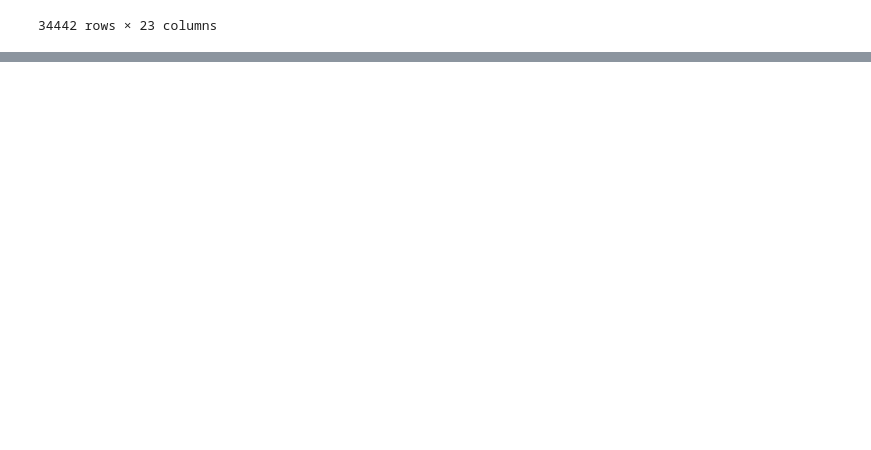
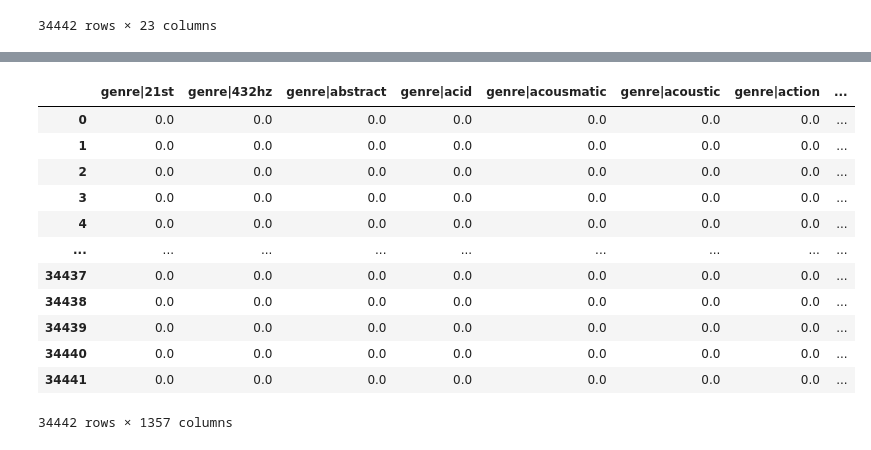
Before and after one commit to Ruby-L-i-n/CSDS234_FinalProject, a Jupyter notebook: FeatureGeneration.ipynb, the cells around one changed output, grey strips where cells are left out. Saved outputs shown, nothing was run; the diff lists cells and outputs as text; code cells hidden in the pictures; blank space fills up the shorter version.

Commit message:
Updates on feature vector generation

```diff
--- a/FeatureGeneration.ipynb
+++ b/FeatureGeneration.ipynb
@@ -41,0 +103,15 @@ playlistDF
+# %%
+def genre_tfidf(df):
+  tfidf = TfidfVectorizer()
+  tfidf_track_matrix = tfidf.fit_transform(df['genres'])
+  genre_df = pd.DataFrame(tfidf_track_matrix.toarray())
+  genre_df.columns = ['genre' + '|' + i for i in tfidf.get_feature_names_out()]
+  return genre_df
+
+  # genre_df['genre|rap']
+# %%
+def popularity_normalization(df):
+  popularity = df[['popularity']]
+  scaler = MinMaxScaler()
+  popularity_df = pd.DataFrame(scaler.fit_transform(popularity), columns = ['popularity'])
+  return popularity_df
@@ -41,0 +148,26 @@ playlistDF
+# %%
+def generate_feature_set(df):
+  popularity = popularity_normalization(df)
+  genre = genre_tfidf(df)
+  subjectivity_names = subjectivity(df)
+  audio_features_df = audio_features(df)
+
+  feature_set = pd.concat([genre, popularity, subjectivity_names, audio_features_df], axis = 1)
+  # feature_set['id']=track_df['id'].values
+  return feature_set
+
+generate_feature_set(track_df)
+# %% [output]
+|  | genre|21st | genre|432hz | genre|abstract | genre|acid | genre|acousmatic | genre|acoustic | genre|action | ... |
+| 0 | 0.0 | 0.0 | 0.0 | 0.0 | 0.0 | 0.0 | 0.0 | ... |
+| 1 | 0.0 | 0.0 | 0.0 | 0.0 | 0.0 | 0.0 | 0.0 | ... |
+| 2 | 0.0 | 0.0 | 0.0 | 0.0 | 0.0 | 0.0 | 0.0 | ... |
+| 3 | 0.0 | 0.0 | 0.0 | 0.0 | 0.0 | 0.0 | 0.0 | ... |
+| 4 | 0.0 | 0.0 | 0.0 | 0.0 | 0.0 | 0.0 | 0.0 | ... |
+| ... | ... | ... | ... | ... | ... | ... | ... | ... |
+| 34437 | 0.0 | 0.0 | 0.0 | 0.0 | 0.0 | 0.0 | 0.0 | ... |
+| 34438 | 0.0 | 0.0 | 0.0 | 0.0 | 0.0 | 0.0 | 0.0 | ... |
+| 34439 | 0.0 | 0.0 | 0.0 | 0.0 | 0.0 | 0.0 | 0.0 | ... |
+| 34440 | 0.0 | 0.0 | 0.0 | 0.0 | 0.0 | 0.0 | 0.0 | ... |
+| 34441 | 0.0 | 0.0 | 0.0 | 0.0 | 0.0 | 0.0 | 0.0 | ... |
+34442 rows × 1357 columns
```
Also changed, not shown: parts of 7 cells of this notebook.
